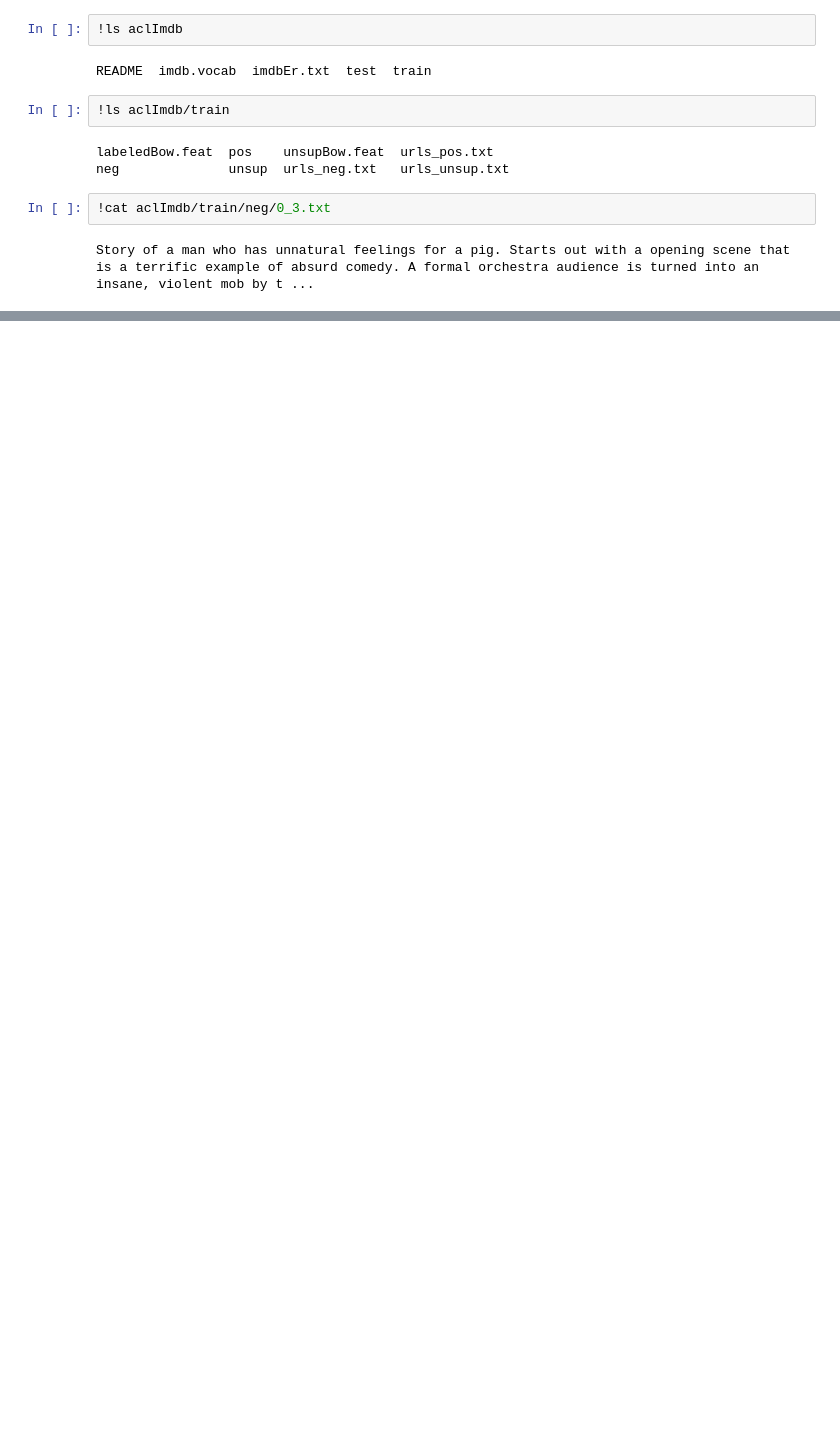
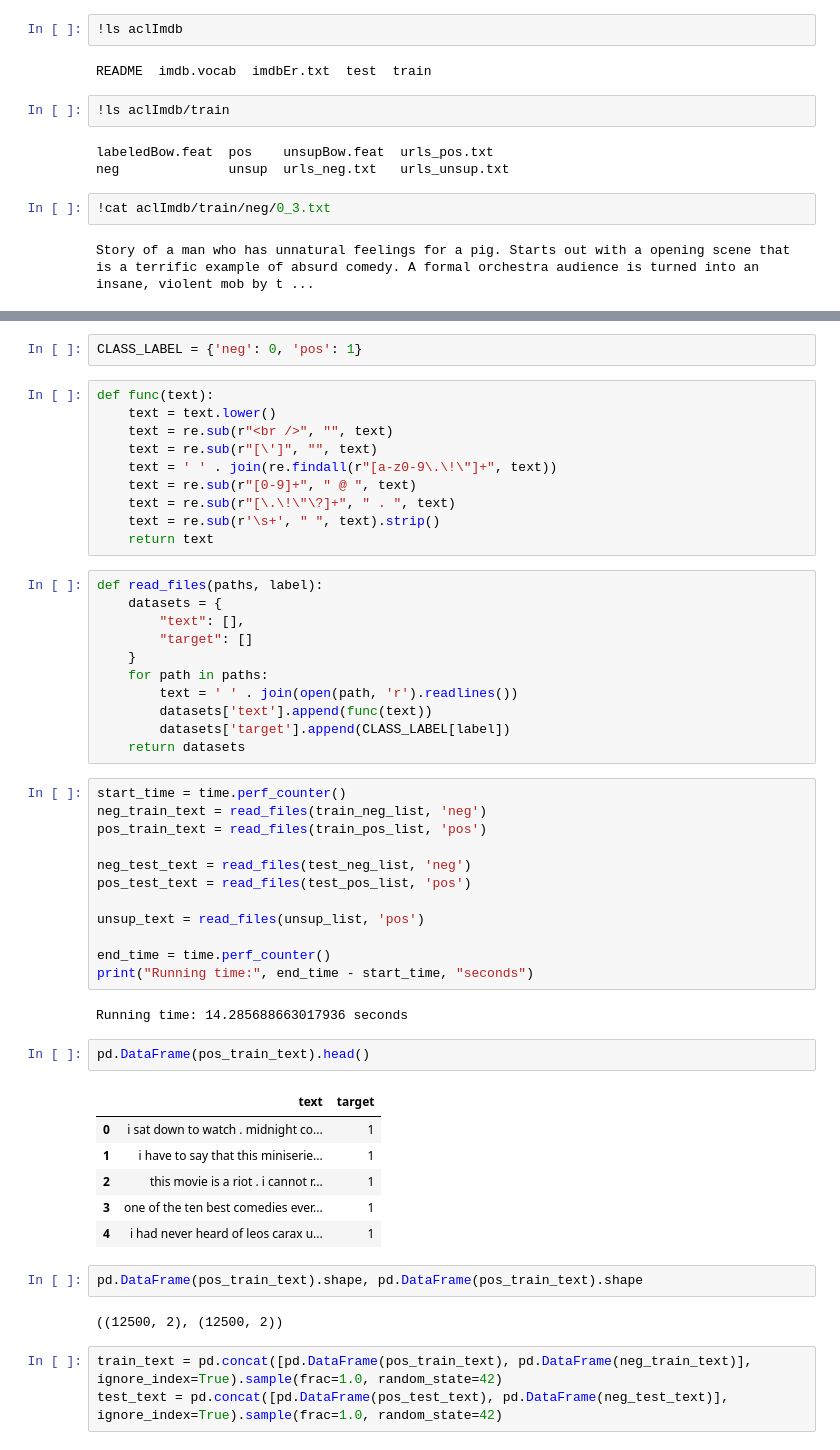
Before and after one commit to spoluan/IMDB_sentiment_analysis, a Jupyter notebook: imdb.ipynb, the cells around one changed output, grey strips where cells are left out. Drawn from its saved outputs; the diff is of its cells as text; blank space fills up the shorter version.

```diff
--- a/imdb.ipynb
+++ b/imdb.ipynb
@@ -73,0 +96,53 @@ Story of a man who has unnatural feelings for a pig. Starts out with a opening s
+# %%
+CLASS_LABEL = {'neg': 0, 'pos': 1}
+# %%
+def func(text):
+    text = text.lower()
+    text = re.sub(r"<br />", "", text)
+    text = re.sub(r"[\']", "", text)
+    text = ' ' . join(re.findall(r"[a-z0-9\.\!\"]+", text))
+    text = re.sub(r"[0-9]+", " @ ", text)
+    text = re.sub(r"[\.\!\"\?]+", " . ", text)
+    text = re.sub(r'\s+', " ", text).strip()
+    return text
+# %%
+def read_files(paths, label):
+    datasets = {
+        "text": [],
+        "target": []
+    }
+    for path in paths:
+        text = ' ' . join(open(path, 'r').readlines())
+        datasets['text'].append(func(text))
+        datasets['target'].append(CLASS_LABEL[label])
+    return datasets
+# %%
+start_time = time.perf_counter()
+neg_train_text = read_files(train_neg_list, 'neg')
+pos_train_text = read_files(train_pos_list, 'pos')
+
+neg_test_text = read_files(test_neg_list, 'neg')
+pos_test_text = read_files(test_pos_list, 'pos')
+
+unsup_text = read_files(unsup_list, 'pos')
+
+end_time = time.perf_counter()
+print("Running time:", end_time - start_time, "seconds")
+# %% [output]
+Running time: 14.285688663017936 seconds
+# %%
+pd.DataFrame(pos_train_text).head()
+# %% [output]
+|  | text | target |
+| 0 | i sat down to watch . midnight co... | 1 |
+| 1 | i have to say that this miniserie... | 1 |
+| 2 | this movie is a riot . i cannot r... | 1 |
+| 3 | one of the ten best comedies ever... | 1 |
+| 4 | i had never heard of leos carax u... | 1 |
+# %%
+pd.DataFrame(pos_train_text).shape, pd.DataFrame(pos_train_text).shape
+# %% [output]
+((12500, 2), (12500, 2))
+# %%
+train_text = pd.concat([pd.DataFrame(pos_train_text), pd.DataFrame(neg_train_text)], ignore_index=True).sample(frac=1.0, random_state=42)
+test_text = pd.concat([pd.DataFrame(pos_test_text), pd.DataFrame(neg_test_text)], ignore_index=True).sample(frac=1.0, random_state=42)
```
Also changed, not shown: parts of 55 cells of this notebook, 2 other files.
